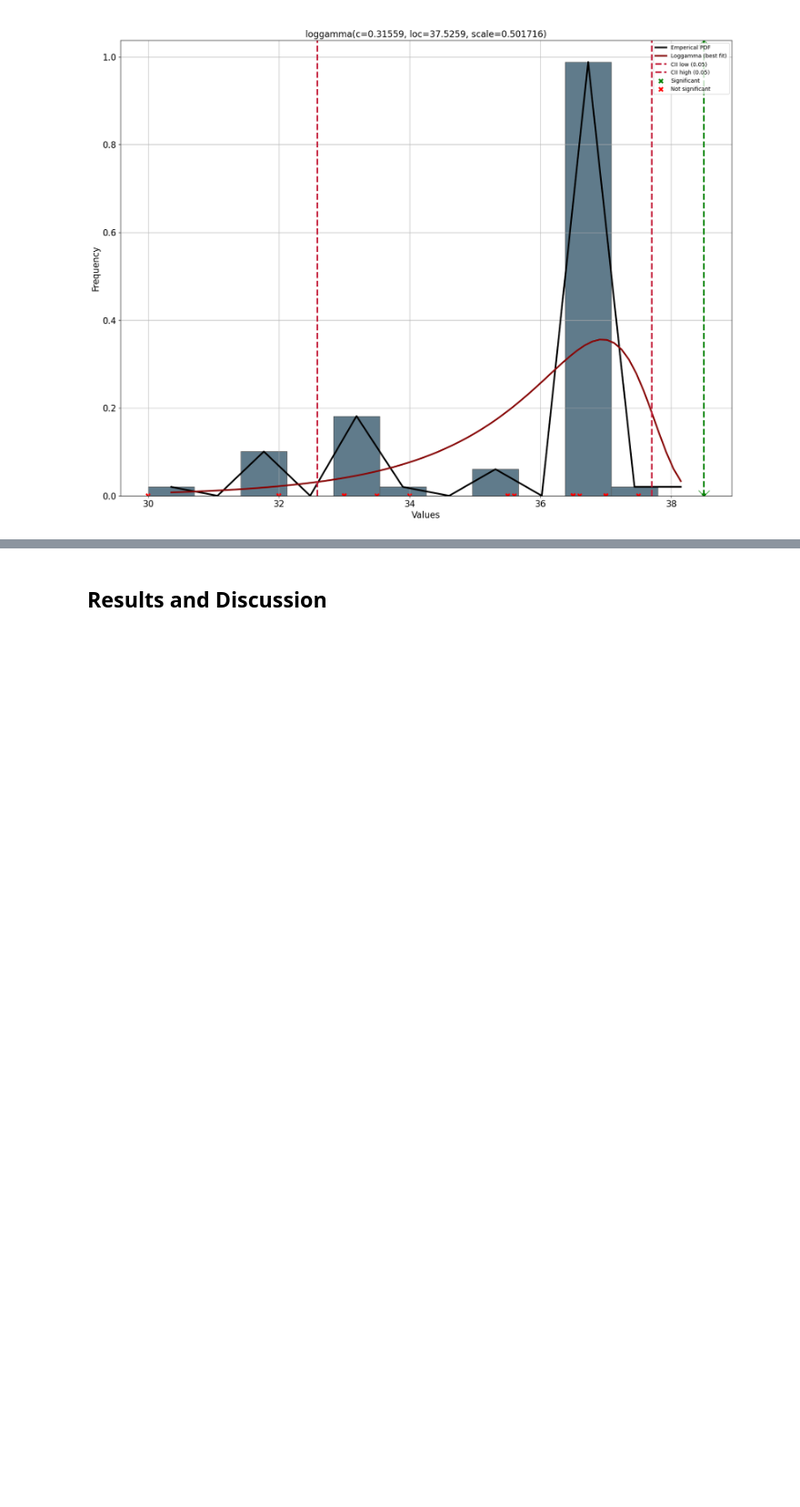
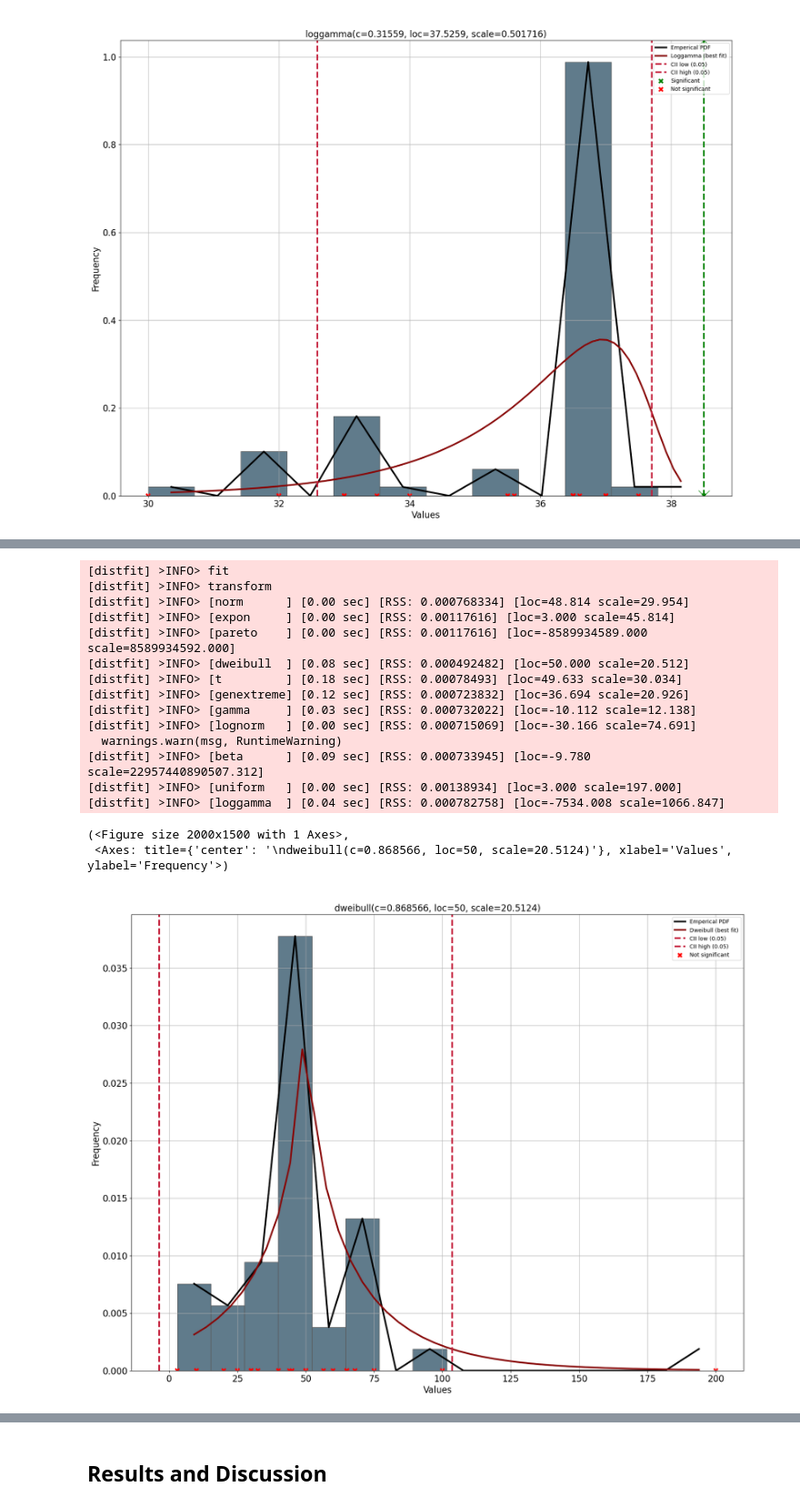
Before and after one commit to nurbujang/1progdaw23, a Jupyter notebook: project1.ipynb, the cells around one changed output, grey strips where cells are left out. Shown at 91% size. Drawn from its saved outputs; the diff is of its cells as text; code cells hidden in the pictures; blank space fills up the shorter version.

```diff
--- a/project1.ipynb
+++ b/project1.ipynb
@@ -252,0 +278,26 @@ According to Chan (1993), it is a poritively-skewed distribution
+# %%
+from distfit import distfit
+
+dist = distfit()
+
+dist.fit_transform(df['oxygen'].dropna().values)
+dist.predict(df['oxygen'].dropna().values)
+dist.plot()
+# %% [output]
+[distfit] >INFO> fit
+[distfit] >INFO> transform
+[distfit] >INFO> [norm      ] [0.00 sec] [RSS: 0.000768334] [loc=48.814 scale=29.954]
+[distfit] >INFO> [expon     ] [0.00 sec] [RSS: 0.00117616] [loc=3.000 scale=45.814]
+[distfit] >INFO> [pareto    ] [0.00 sec] [RSS: 0.00117616] [loc=-8589934589.000 scale=8589934592.000]
+[distfit] >INFO> [dweibull  ] [0.08 sec] [RSS: 0.000492482] [loc=50.000 scale=20.512]
+[distfit] >INFO> [t         ] [0.18 sec] [RSS: 0.00078493] [loc=49.633 scale=30.034]
+[distfit] >INFO> [genextreme] [0.12 sec] [RSS: 0.000723832] [loc=36.694 scale=20.926]
+[distfit] >INFO> [gamma     ] [0.03 sec] [RSS: 0.000732022] [loc=-10.112 scale=12.138]
+[distfit] >INFO> [lognorm   ] [0.00 sec] [RSS: 0.000715069] [loc=-30.166 scale=74.691]
+  warnings.warn(msg, RuntimeWarning)
+[distfit] >INFO> [beta      ] [0.09 sec] [RSS: 0.000733945] [loc=-9.780 scale=22957440890507.312]
+[distfit] >INFO> [uniform   ] [0.00 sec] [RSS: 0.00138934] [loc=3.000 scale=197.000]
+[distfit] >INFO> [loggamma  ] [0.04 sec] [RSS: 0.000782758] [loc=-7534.008 scale=1066.847]
+(<Figure size 2000x1500 with 1 Axes>,
+ <Axes: title={'center': '\ndweibull(c=0.868566, loc=50, scale=20.5124)'}, xlabel='Values', ylabel='Frequency'>)
+[figure, added]
```
Also changed, not shown: parts of 14 cells of this notebook.
